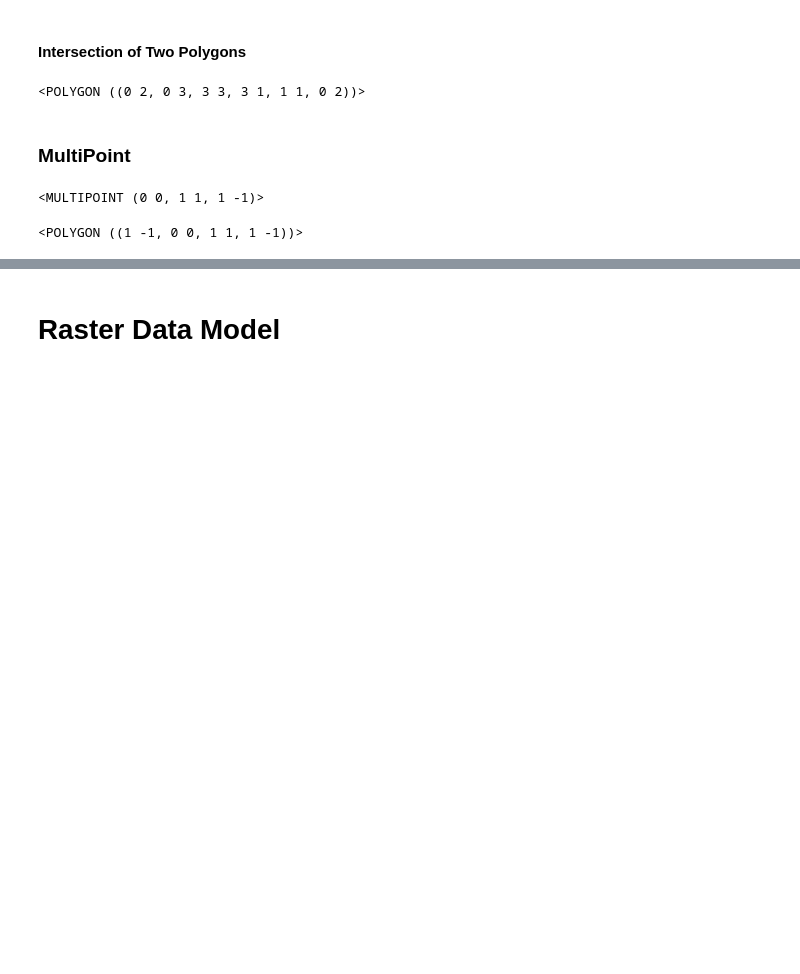
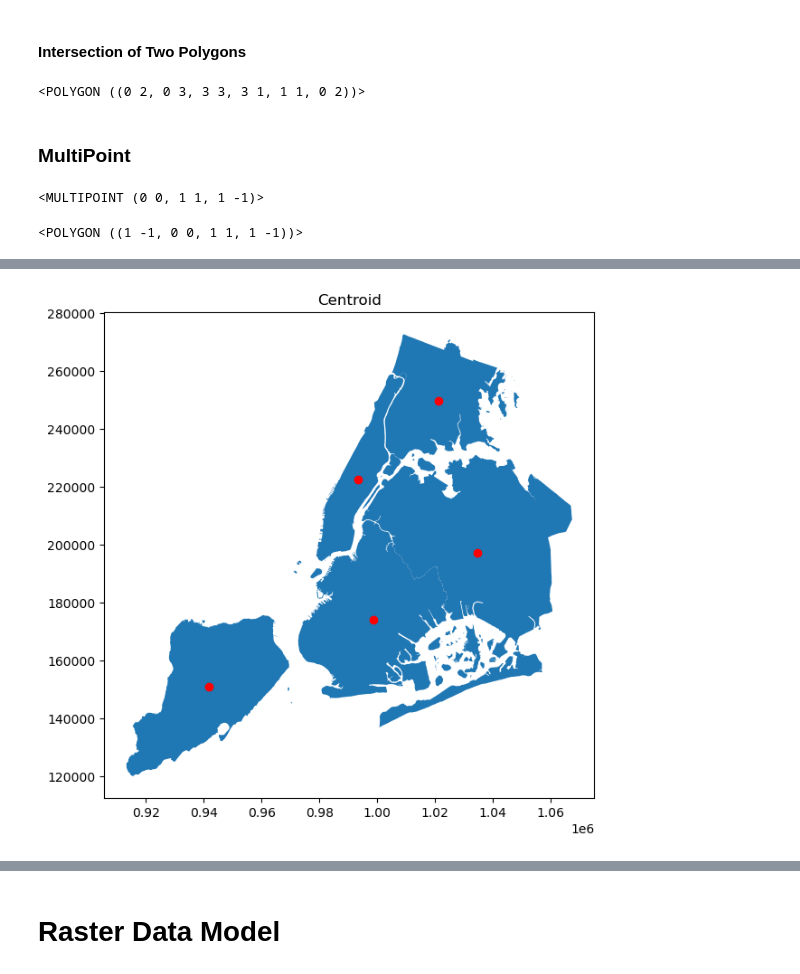
Before and after one commit to nygeog/sdsc, a Jupyter notebook: 2023-foundations-of-geospatial.ipynb, the cells around one changed output, grey strips where cells are left out. Drawn from its saved outputs; the diff is of its cells as text; code cells hidden in the pictures; blank space fills up the shorter version.

```diff
--- a/2023-foundations-of-geospatial.ipynb
+++ b/2023-foundations-of-geospatial.ipynb
@@ -141,0 +260,13 @@ e.convex_hull  # minimum bounding geometry
+# %%
+fig, ax = plt.subplots(figsize=(7, 7))
+
+gdf.plot(ax=ax)
+
+gdf.centroid.plot(
+    ax=ax,
+    facecolor="red",
+)
+
+plt.title('Centroid');
+# %% [output]
+[figure, added]
```
Also changed, not shown: parts of 77 cells of this notebook, 3 other files.
